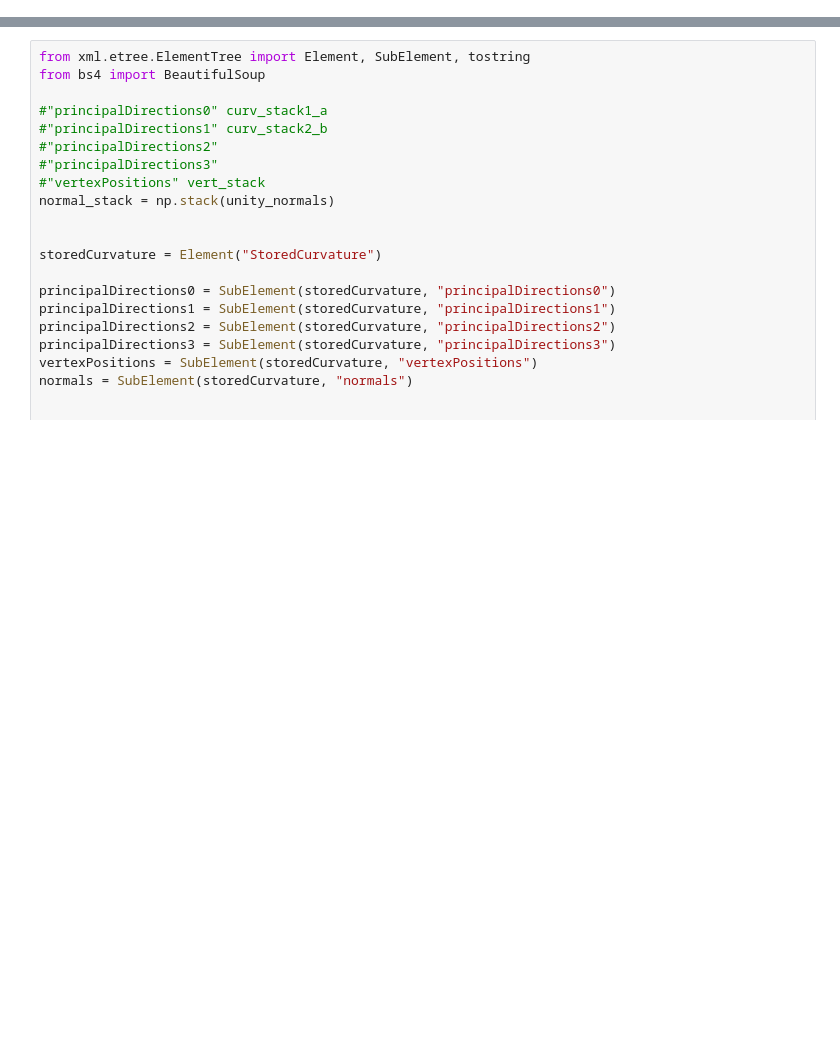
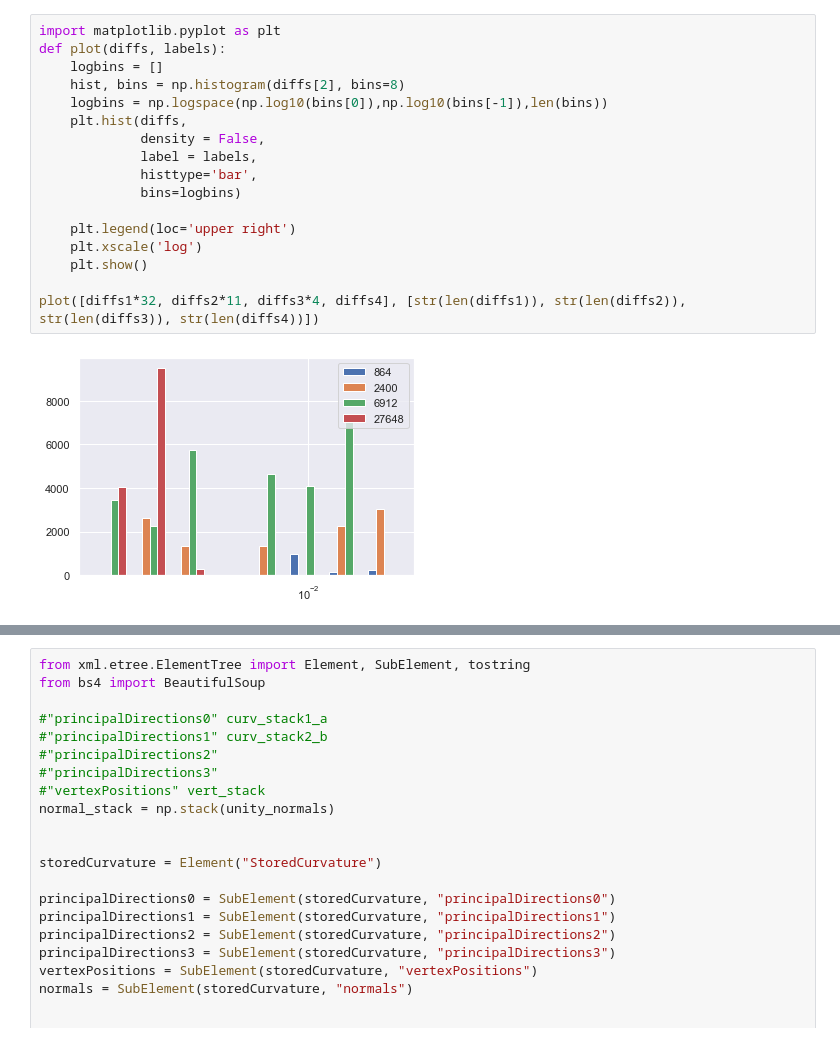
Before and after one commit to isadorasalvetti/py-curvature-computation, a Jupyter notebook: AnaliticVsNumericTorus.ipynb, the cells around one changed output, grey strips where cells are left out. Cells and saved outputs as stored; diff of their text form; blank space fills up the shorter version.

Commit message:
Better graphs

```diff
--- a/AnaliticVsNumericTorus.ipynb
+++ b/AnaliticVsNumericTorus.ipynb
@@ -58,0 +126,19 @@ Vertices: 2400
+# %%
+import matplotlib.pyplot as plt
+def plot(diffs, labels):
+    logbins = []
+    hist, bins = np.histogram(diffs[2], bins=8)
+    logbins = np.logspace(np.log10(bins[0]),np.log10(bins[-1]),len(bins))
+    plt.hist(diffs,
+             density = False,
+             label = labels,
+             histtype='bar',
+             bins=logbins)
+
+    plt.legend(loc='upper right')
+    plt.xscale('log')
+    plt.show()
+
+plot([diffs1*32, diffs2*11, diffs3*4, diffs4], [str(len(diffs1)), str(len(diffs2)), str(len(diffs3)), str(len(diffs4))])
+# %% [output]
+[figure, added]
```
Also changed, not shown: parts of 20 cells of this notebook, 1 other file.
